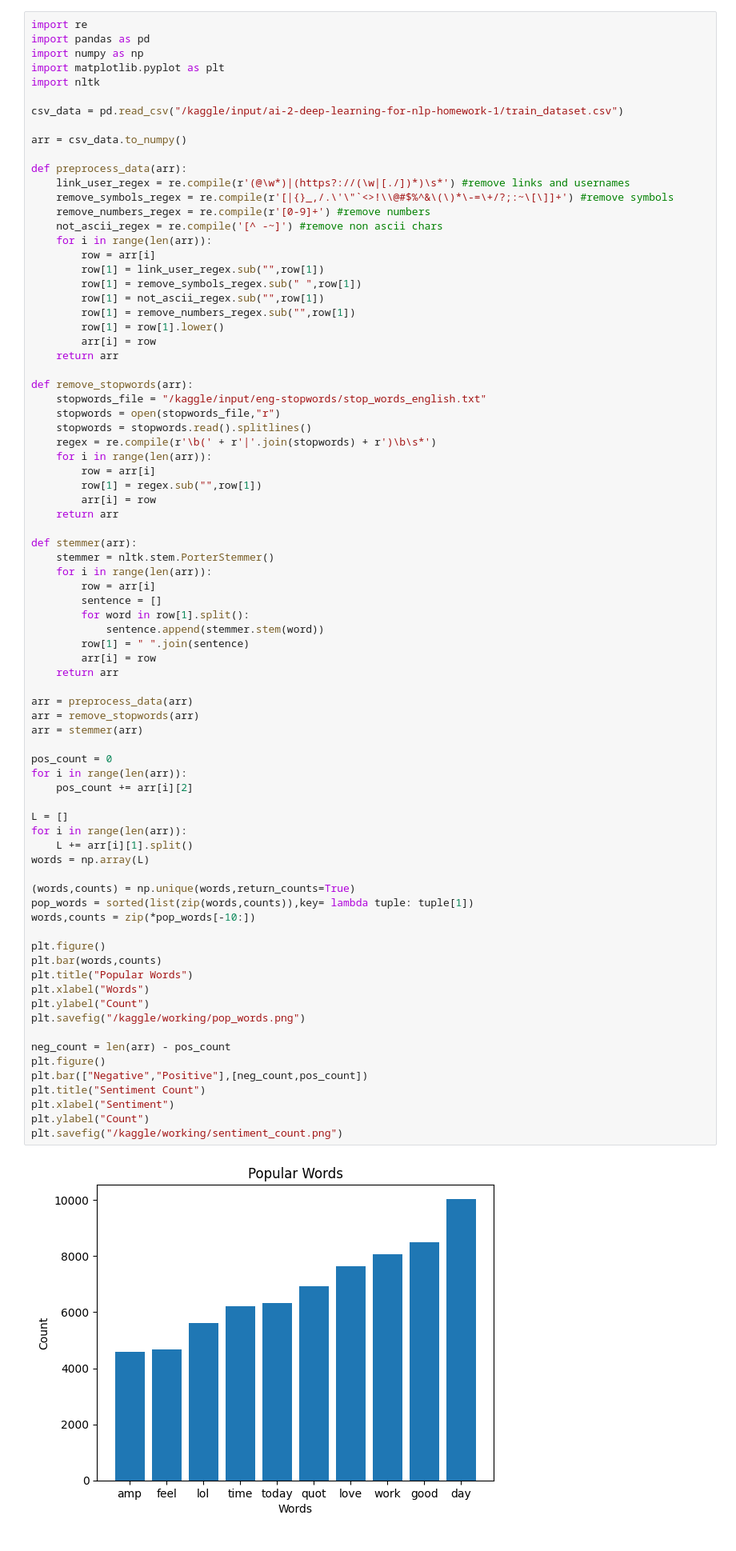
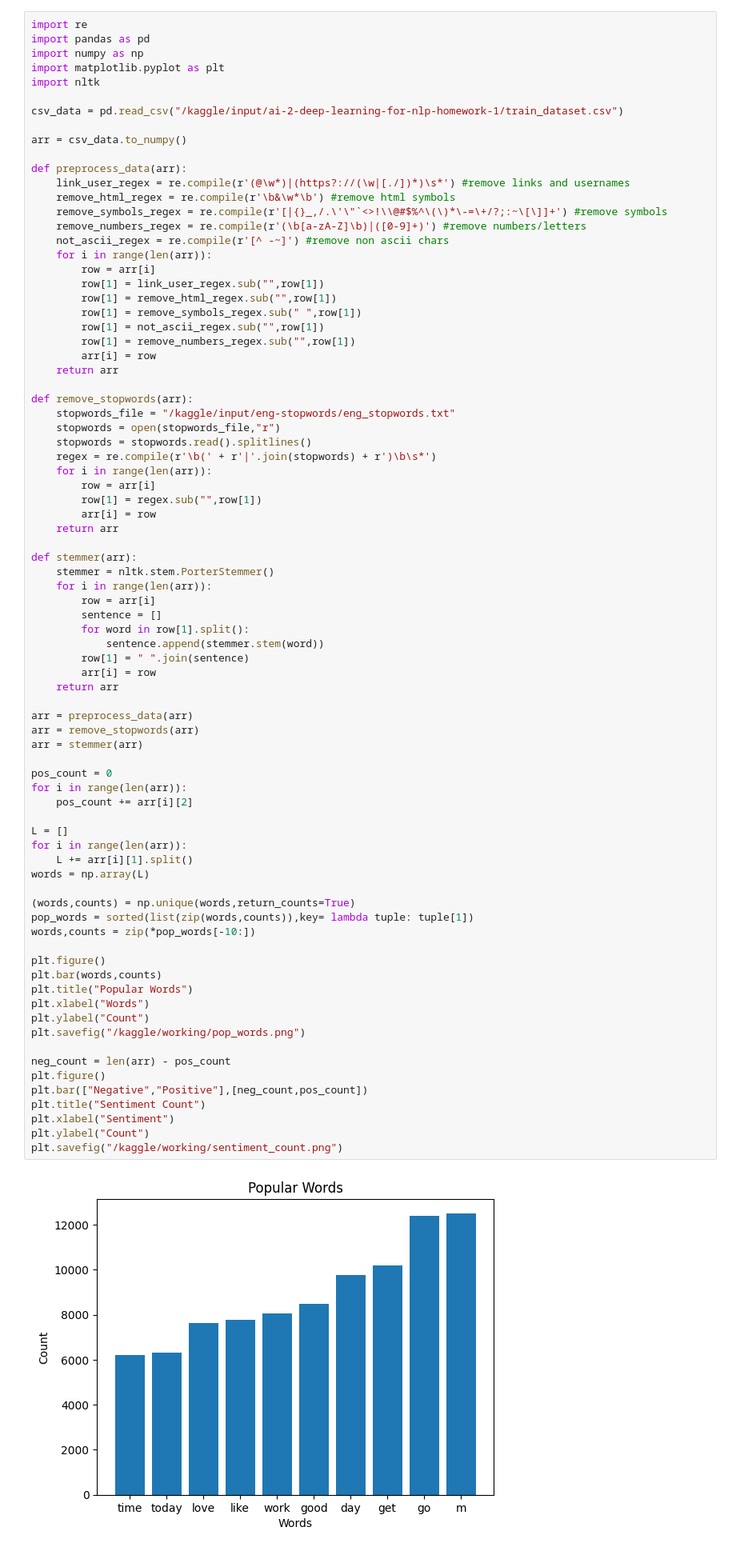
Before and after one commit to Angs12/LogisticRegressionClassifier, a Jupyter notebook: notebookae0a252da4.ipynb, the cells around one changed output. Shown at 80% size. Drawn from its saved outputs; the diff is of its cells as text.

Commit message:
Kaggle Notebook | notebookae0a252da4 | Version 7

```diff
--- a/notebookae0a252da4.ipynb
+++ b/notebookae0a252da4.ipynb
@@ -11,21 +11,22 @@ arr = csv_data.to_numpy()
 
 def preprocess_data(arr):
     link_user_regex = re.compile(r'(@\w*)|(https?://(\w|[./])*)\s*') #remove links and usernames
-    remove_symbols_regex = re.compile(r'[|{}_,/.\'\"`<>!\\@#$%^&\(\)*\-=\+/?;:~\[\]]+') #remove symbols
-    remove_numbers_regex = re.compile(r'[0-9]+') #remove numbers
-    not_ascii_regex = re.compile('[^ -~]') #remove non ascii chars
+    remove_html_regex = re.compile(r'\b&\w*\b') #remove html symbols
+    remove_symbols_regex = re.compile(r'[|{}_,/.\'\"`<>!\\@#$%^\(\)*\-=\+/?;:~\[\]]+') #remove symbols
+    remove_numbers_regex = re.compile(r'(\b[a-zA-Z]\b)|([0-9]+)') #remove numbers/letters
+    not_ascii_regex = re.compile(r'[^ -~]') #remove non ascii chars
     for i in range(len(arr)):
         row = arr[i]
         row[1] = link_user_regex.sub("",row[1])
+        row[1] = remove_html_regex.sub("",row[1])
         row[1] = remove_symbols_regex.sub(" ",row[1])
         row[1] = not_ascii_regex.sub("",row[1])
         row[1] = remove_numbers_regex.sub("",row[1])
-        row[1] = row[1].lower()
         arr[i] = row
     return arr
 
 def remove_stopwords(arr):
-    stopwords_file = "/kaggle/input/eng-stopwords/stop_words_english.txt"
+    stopwords_file = "/kaggle/input/eng-stopwords/eng_stopwords.txt"
     stopwords = open(stopwords_file,"r")
     stopwords = stopwords.read().splitlines()
     regex = re.compile(r'\b(' + r'|'.join(stopwords) + r')\b\s*')
@@ -51,34 +52,34 @@ arr = remove_stopwords(arr)
 arr = stemmer(arr)
 
 pos_count = 0
 for i in range(len(arr)):
     pos_count += arr[i][2]
 
 L = []
 for i in range(len(arr)):
     L += arr[i][1].split()
 words = np.array(L)
 
 (words,counts) = np.unique(words,return_counts=True)
 pop_words = sorted(list(zip(words,counts)),key= lambda tuple: tuple[1])
 words,counts = zip(*pop_words[-10:])
 
 plt.figure()
 plt.bar(words,counts)
 plt.title("Popular Words")
 plt.xlabel("Words")
 plt.ylabel("Count")
 plt.savefig("/kaggle/working/pop_words.png")
 
 neg_count = len(arr) - pos_count
 plt.figure()
 plt.bar(["Negative","Positive"],[neg_count,pos_count])
 plt.title("Sentiment Count")
 plt.xlabel("Sentiment")
 plt.ylabel("Count")
 plt.savefig("/kaggle/working/sentiment_count.png")
 # %% [output]
-[figure, old version]
+[figure, new version]
 [figure]
 # %%
 from sklearn.feature_extraction.text import TfidfVectorizer
```
Also changed, not shown: parts of 1 cell of this notebook.
